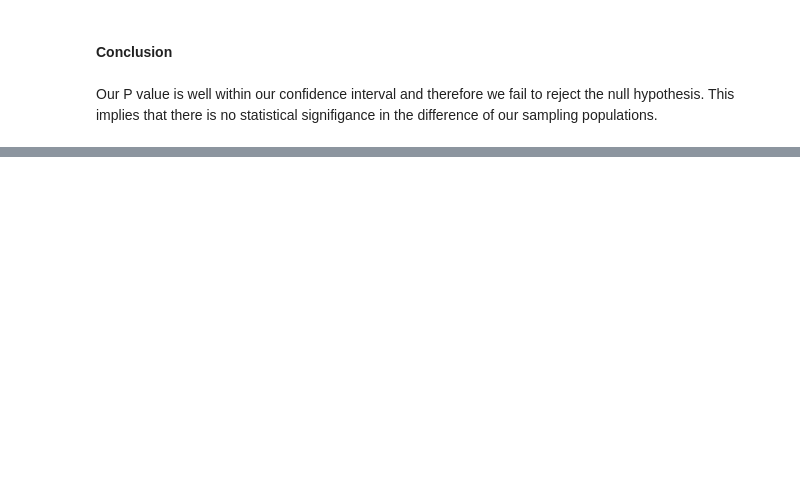
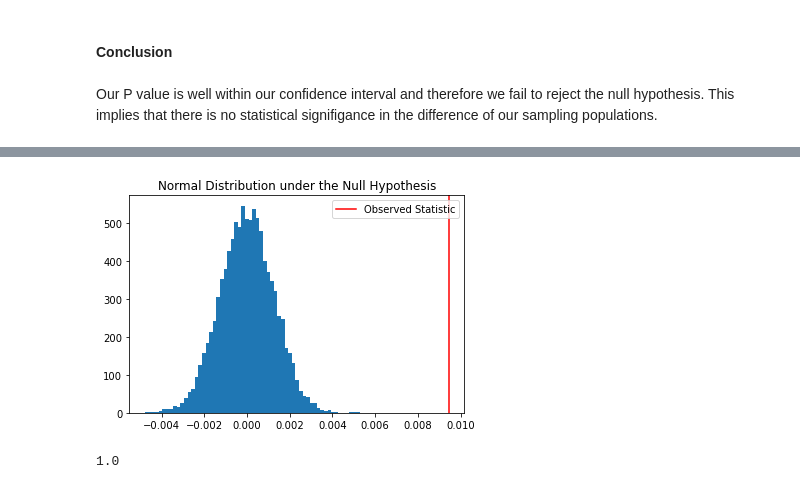
Before and after one commit to caiokinupp/udacity-starbucks, a Jupyter notebook: Starbucks.ipynb, the cells around one changed output, grey strips where cells are left out. Saved outputs shown, nothing was run; the diff lists cells and outputs as text; code cells hidden in the pictures; blank space fills up the shorter version.

```diff
--- a/Starbucks.ipynb
+++ b/Starbucks.ipynb
@@ -236,0 +316,15 @@ Our P value is well within our confidence interval and therefore we fail to reje
+# %%
+# distribution of our null hypothesis and Plotting under the null
+null_IRRs = np.random.normal(0, np.std(IRRs), 10000)
+plt.hist(null_IRRs, bins=60)
+plt.axvline(irr, color='r', label ="Observed Statistic")
+plt.title("Normal Distribution under the Null Hypothesis")
+plt.legend();
+# %% [output]
+[figure, added]
+# %%
+# Calculating the signifigance of this result
+pval_IRR = (irr > null_IRRs).mean()
+pval_IRR
+# %% [output]
+1.0
```
Also changed, not shown: parts of 43 cells of this notebook.
